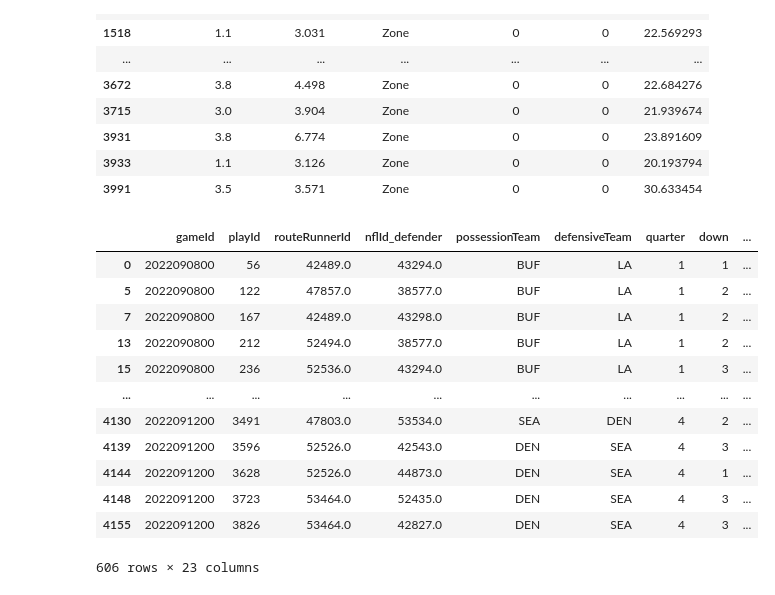
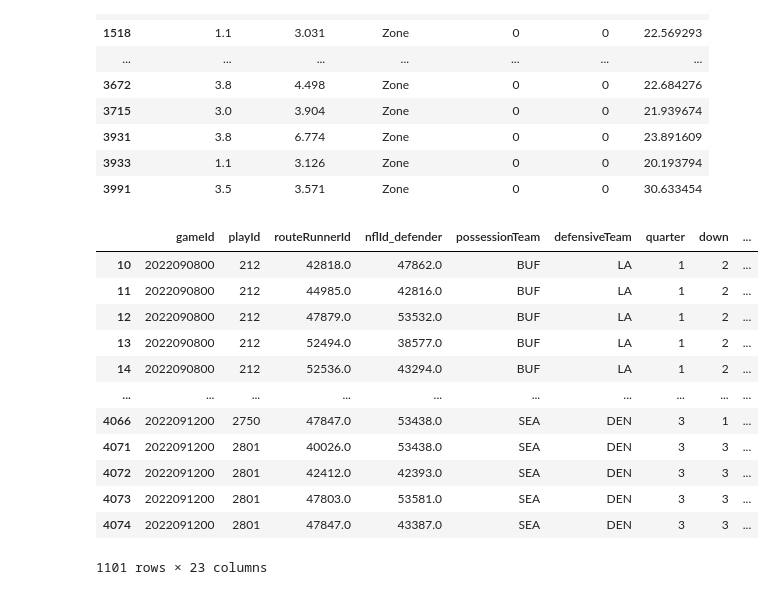
Before and after one commit to rohitbh7/nfl, a Jupyter notebook: submission.ipynb, the cells around one changed output. Cells and saved outputs as stored; diff of their text form; code cells hidden in the pictures.

```diff
--- a/submission.ipynb
+++ b/submission.ipynb
@@ -374,18 +374,18 @@ week1.loc[week1['maxSeparation'] > 20, ['time_since_snap', 'timeToThrow_x', 'pff
 | 3933 | 1.1 | 3.126 | Zone | 0 | 0 | 20.193794 |
 | 3991 | 3.5 | 3.571 | Zone | 0 | 0 | 30.633454 |
 # %%
-week1[week1['hadPassReception']==1]
+week1[week1['pff_manZone']=="Man"]
 # %% [output]
 |  | gameId | playId | routeRunnerId | nflId_defender | possessionTeam | defensiveTeam | quarter | down | ... |
-| 0 | 2022090800 | 56 | 42489.0 | 43294.0 | BUF | LA | 1 | 1 | ... |
-| 5 | 2022090800 | 122 | 47857.0 | 38577.0 | BUF | LA | 1 | 2 | ... |
-| 7 | 2022090800 | 167 | 42489.0 | 43298.0 | BUF | LA | 1 | 2 | ... |
+| 10 | 2022090800 | 212 | 42818.0 | 47862.0 | BUF | LA | 1 | 2 | ... |
+| 11 | 2022090800 | 212 | 44985.0 | 42816.0 | BUF | LA | 1 | 2 | ... |
+| 12 | 2022090800 | 212 | 47879.0 | 53532.0 | BUF | LA | 1 | 2 | ... |
 | 13 | 2022090800 | 212 | 52494.0 | 38577.0 | BUF | LA | 1 | 2 | ... |
-| 15 | 2022090800 | 236 | 52536.0 | 43294.0 | BUF | LA | 1 | 3 | ... |
+| 14 | 2022090800 | 212 | 52536.0 | 43294.0 | BUF | LA | 1 | 2 | ... |
 | ... | ... | ... | ... | ... | ... | ... | ... | ... | ... |
-| 4130 | 2022091200 | 3491 | 47803.0 | 53534.0 | SEA | DEN | 4 | 2 | ... |
-| 4139 | 2022091200 | 3596 | 52526.0 | 42543.0 | DEN | SEA | 4 | 3 | ... |
-| 4144 | 2022091200 | 3628 | 52526.0 | 44873.0 | DEN | SEA | 4 | 1 | ... |
-| 4148 | 2022091200 | 3723 | 53464.0 | 52435.0 | DEN | SEA | 4 | 3 | ... |
-| 4155 | 2022091200 | 3826 | 53464.0 | 42827.0 | DEN | SEA | 4 | 3 | ... |
+| 4066 | 2022091200 | 2750 | 47847.0 | 53438.0 | SEA | DEN | 3 | 1 | ... |
+| 4071 | 2022091200 | 2801 | 40026.0 | 53438.0 | SEA | DEN | 3 | 3 | ... |
+| 4072 | 2022091200 | 2801 | 42412.0 | 42393.0 | SEA | DEN | 3 | 3 | ... |
+| 4073 | 2022091200 | 2801 | 47803.0 | 53581.0 | SEA | DEN | 3 | 3 | ... |
+| 4074 | 2022091200 | 2801 | 47847.0 | 43387.0 | SEA | DEN | 3 | 3 | ... |
-606 rows × 23 columns
+1101 rows × 23 columns
```
